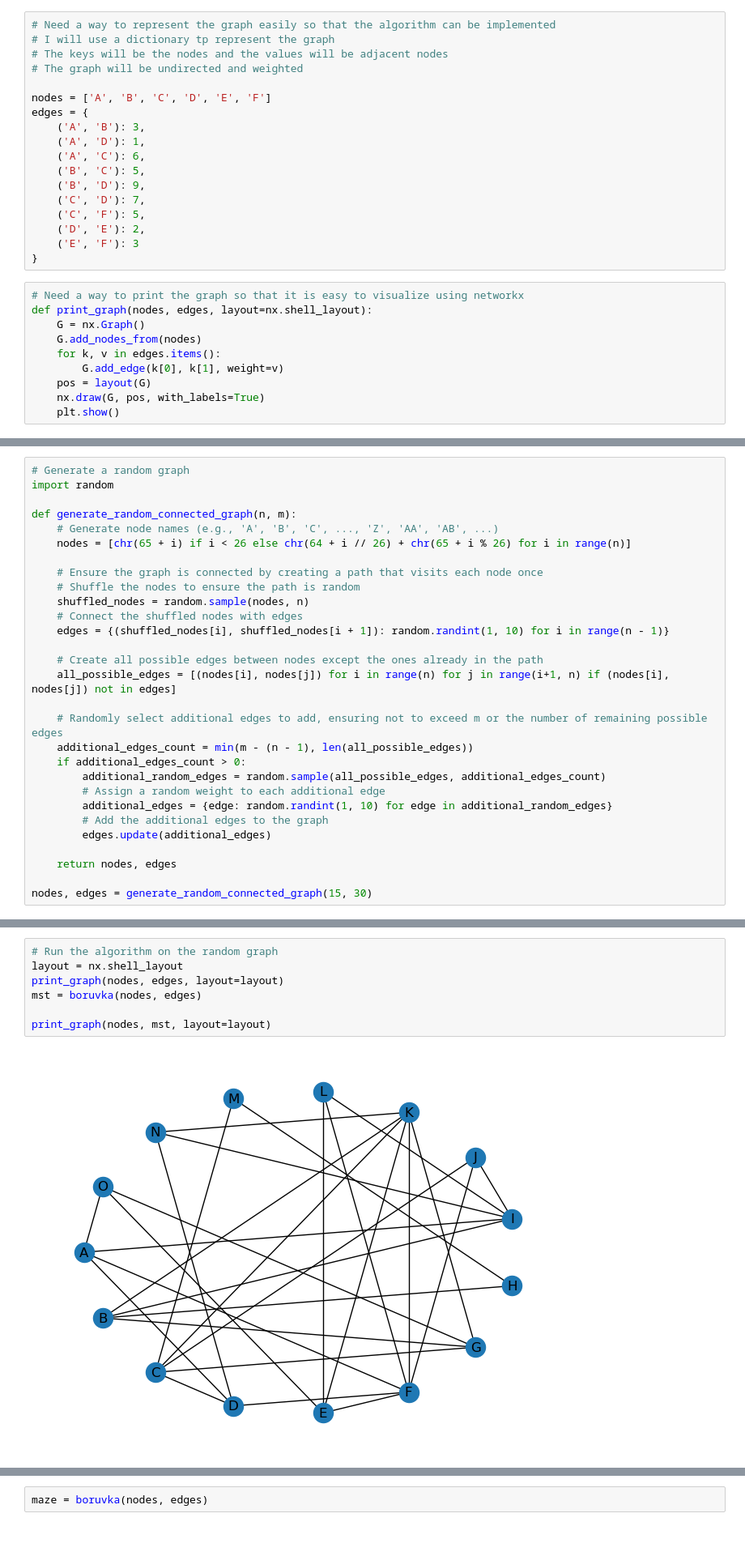
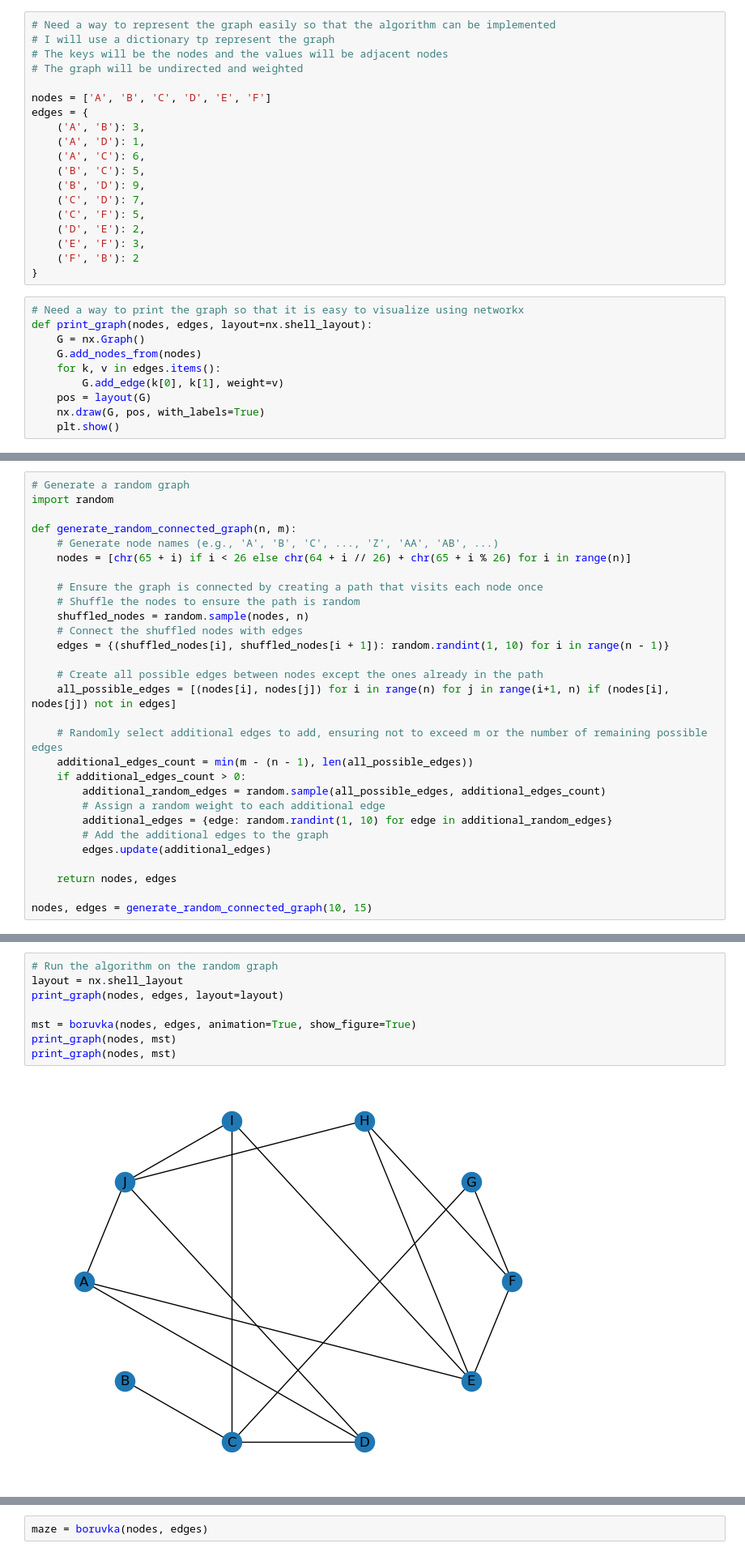
Before and after one commit to jamescalnan/Algorithms-that-Changed-the-World-CA, a Jupyter notebook: Boruvkas Algorithm.ipynb, the cells around one changed output, grey strips where cells are left out. Shown at 81% size. Saved outputs shown, nothing was run; the diff lists cells and outputs as text.

Commit message:
added image

```diff
--- a/Boruvkas Algorithm.ipynb
+++ b/Boruvkas Algorithm.ipynb
@@ -24,7 +24,8 @@ edges = {
     ('C', 'D'): 7,
     ('C', 'F'): 5,
     ('D', 'E'): 2,
-    ('E', 'F'): 3
+    ('E', 'F'): 3,
+    ('F', 'B'): 2
 }
 # %%
 # Need a way to print the graph so that it is easy to visualize using networkx
@@ -129,4 +150,4 @@ def generate_random_connected_graph(n, m):
 
     return nodes, edges
 
-nodes, edges = generate_random_connected_graph(15, 30)
+nodes, edges = generate_random_connected_graph(10, 15)
@@ -133,9 +185,10 @@ nodes, edges = generate_random_connected_graph(15, 30)
 # %%
 # Run the algorithm on the random graph
 layout = nx.shell_layout
 print_graph(nodes, edges, layout=layout)
-mst = boruvka(nodes, edges)
 
-print_graph(nodes, mst, layout=layout)
+mst = boruvka(nodes, edges, animation=True, show_figure=True)
+print_graph(nodes, mst)
+print_graph(nodes, mst)
 # %% [output]
-[figure, old version]
+[figure, new version]
```
Also changed, not shown: parts of 12 cells of this notebook, 2 other files.
